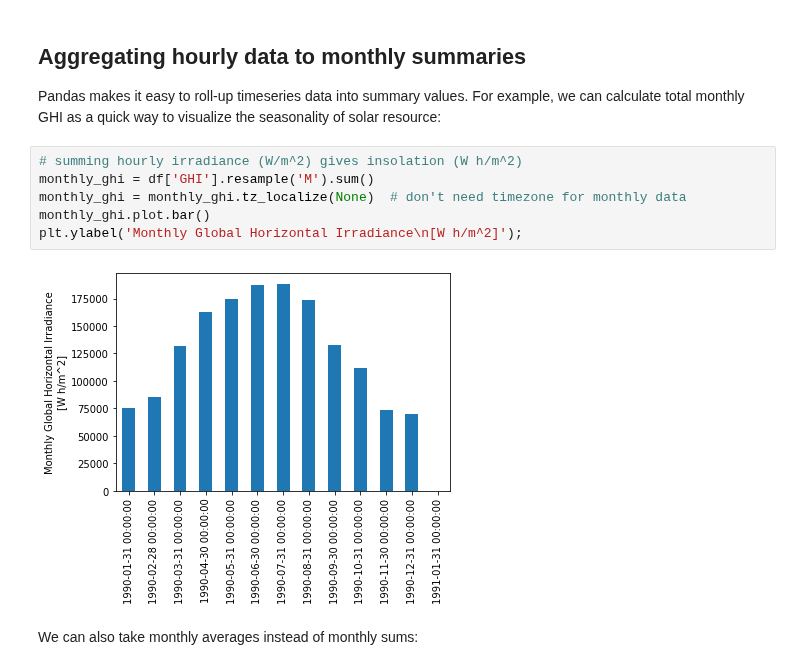
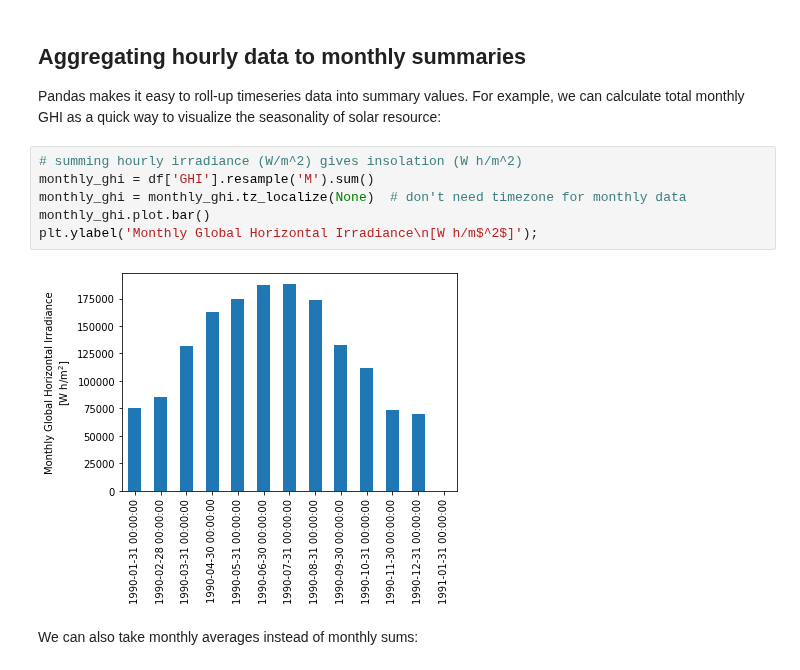
Before and after one commit to PV-Tutorials/pyData-2021-Solar-PV-Modeling, a Jupyter notebook: Tutorial 1 - TMY Weather Data.ipynb, the cells around one changed output. Saved outputs shown, nothing was run; the diff lists cells and outputs as text.

```diff
--- a/Tutorial 1 - TMY Weather Data.ipynb
+++ b/Tutorial 1 - TMY Weather Data.ipynb
@@ -113,11 +136,11 @@ Pandas makes it easy to roll-up timeseries data into summary values.  For exampl
 # %%
 # summing hourly irradiance (W/m^2) gives insolation (W h/m^2)
 monthly_ghi = df['GHI'].resample('M').sum()
 monthly_ghi = monthly_ghi.tz_localize(None)  # don't need timezone for monthly data
 monthly_ghi.plot.bar()
-plt.ylabel('Monthly Global Horizontal Irradiance\n[W h/m^2]');
+plt.ylabel('Monthly Global Horizontal Irradiance\n[W h/m$^2$]');
 # %% [output]
-[figure, old version]
+[figure, new version]
 # %% [markdown]
 We can also take monthly averages instead of monthly sums:
 # %%
```
Also changed, not shown: parts of 8 cells of this notebook, 20 other files.
